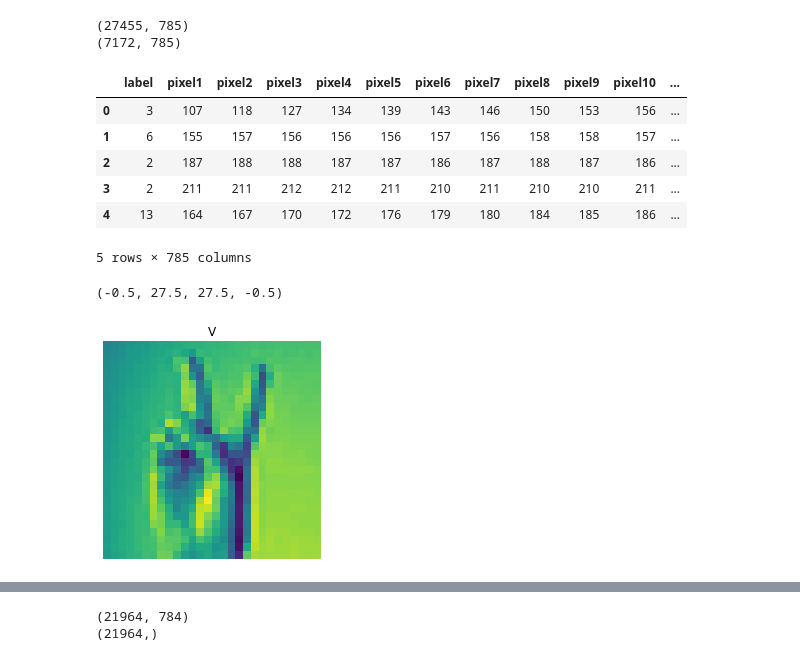
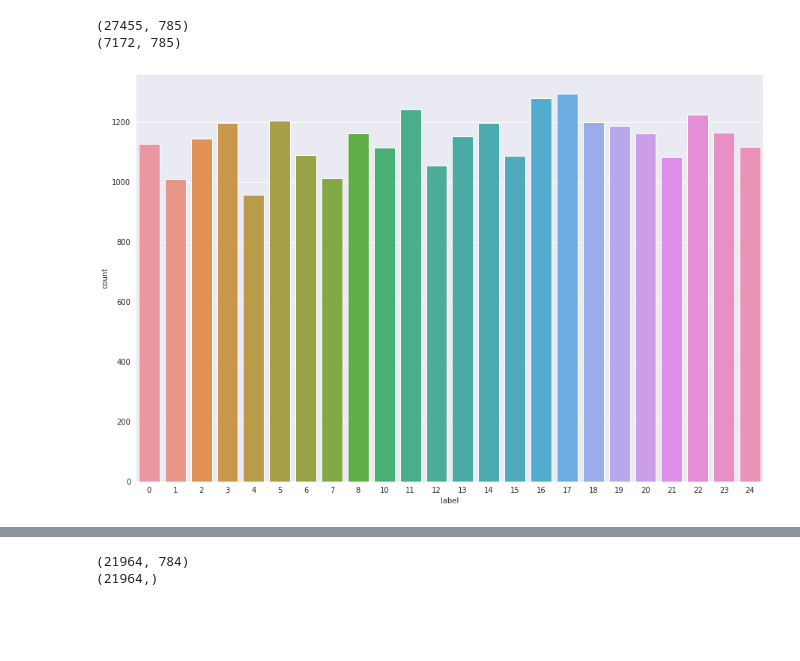
Before and after one commit to praveen-kumars/Sign-Language-Recognition, a Jupyter notebook: Sign_Language_Recognition.ipynb, the cells around one changed output, grey strips where cells are left out. Cells and saved outputs as stored; diff of their text form; code cells hidden in the pictures; blank space fills up the shorter version.

```diff
--- a/Sign_Language_Recognition.ipynb
+++ b/Sign_Language_Recognition.ipynb
@@ -33,30 +53,16 @@ print(test.shape)
 # %% [output]
 (27455, 785)
 (7172, 785)
-# %%
-train.head()
-# %% [output]
-|  | label | pixel1 | pixel2 | pixel3 | pixel4 | pixel5 | pixel6 | pixel7 | pixel8 | pixel9 | pixel10 | ... |
-| 0 | 3 | 107 | 118 | 127 | 134 | 139 | 143 | 146 | 150 | 153 | 156 | ... |
-| 1 | 6 | 155 | 157 | 156 | 156 | 156 | 157 | 156 | 158 | 158 | 157 | ... |
-| 2 | 2 | 187 | 188 | 188 | 187 | 187 | 186 | 187 | 188 | 187 | 186 | ... |
-| 3 | 2 | 211 | 211 | 212 | 212 | 211 | 210 | 211 | 210 | 210 | 211 | ... |
-| 4 | 13 | 164 | 167 | 170 | 172 | 176 | 179 | 180 | 184 | 185 | 186 | ... |
-5 rows × 785 columns
+# %%
+plt.figure(figsize = (15,10))
+sns.set_style("darkgrid")
+sns.countplot(train['label'])
+plt.show()
+# %% [output]
+[figure, added]
 # %%
 train_set = np.array(train, dtype = 'float32')
 test_set = np.array(test, dtype='float32')
 # %%
 class_names = ['A', 'B', 'C', 'D', 'E', 'F', 'G', 'H', 'I', 'J', 'K', 'L', 'M', 'N', 'O', 'P', 'Q', 'R', 'S', 'T', 'U', 'V', 'W', 'X', 'Y' ]
-# %%
-#See a random image for class label verification
-i = random.randint(1,27455)
-plt.imshow(train_set[i,1:].reshape((28,28)))
-plt.imshow(train_set[i,1:].reshape((28,28)))
-label_index = train["label"][i]
-plt.title(f"{class_names[label_index]}")
-plt.axis('off')
-# %% [output]
-(-0.5, 27.5, 27.5, -0.5)
-[figure, removed]
 # %%
```
Also changed, not shown: parts of 20 cells of this notebook.
